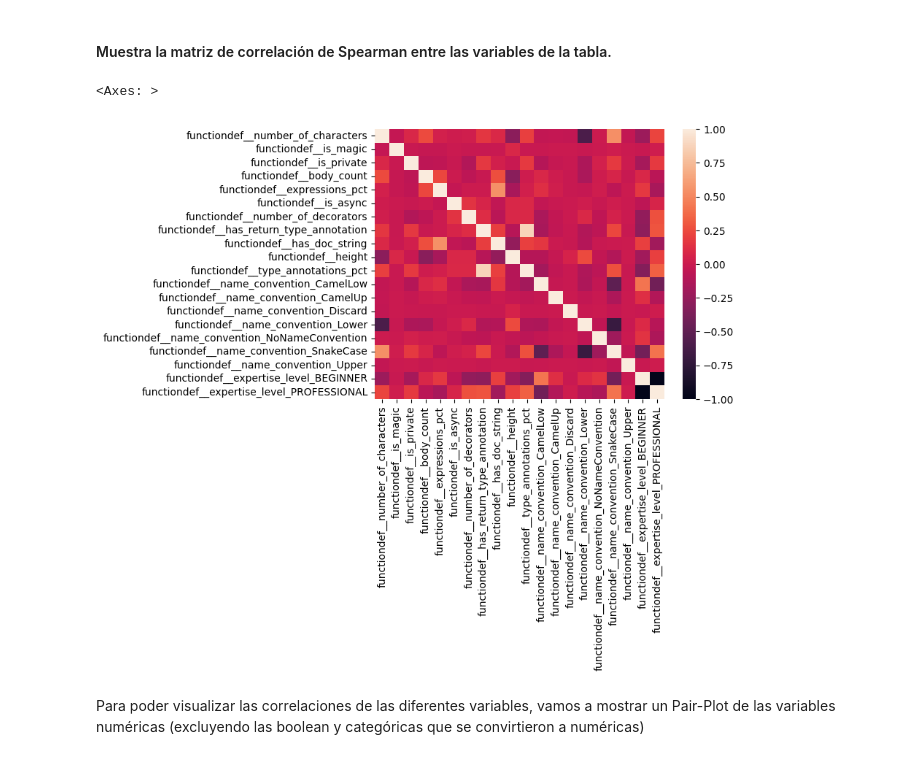
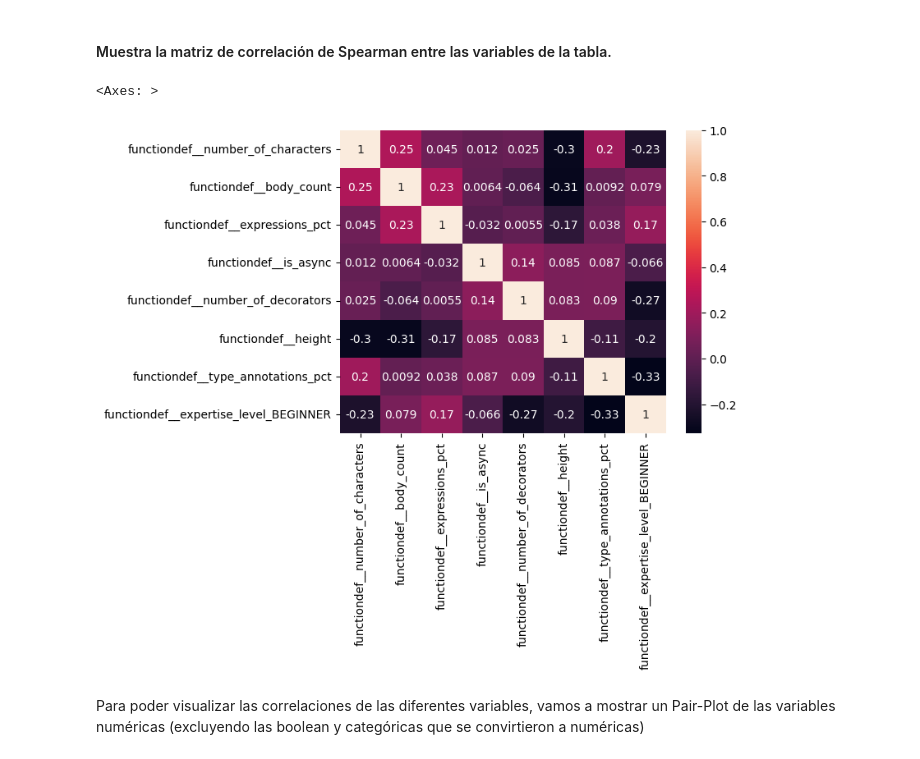
Before and after one commit to UO284262/PythonSourceCodeAnalysis, a Jupyter notebook: notebooks/05_function_defs.ipynb, the cells around one changed output. Cells and saved outputs as stored; diff of their text form; code cells hidden in the pictures.

```diff
--- a/notebooks/05_function_defs.ipynb
+++ b/notebooks/05_function_defs.ipynb
@@ -202,11 +202,13 @@ Features shape: (41255, 20)
 Target shape: (41255,)
 # %% [markdown]
 #### Muestra la matriz de correlación de Spearman entre las variables de la tabla.
+# %%
+correlation_features = ['functiondef__number_of_characters', 'functiondef__body_count', 'functiondef__expressions_pct', 'functiondef__is_async', 'functiondef__number_of_decorators', 'functiondef__height', 'functiondef__type_annotations_pct', 'functiondef__expertise_level_BEGINNER']
 # %%
-sns.heatmap(X.corr(method='spearman'), annot=False)
+sns.heatmap(X[correlation_features].corr(method='spearman'), annot=True)
 # %% [output]
 <Axes: >
-[figure, old version]
+[figure, new version]
 # %% [markdown]
 Para poder visualizar las correlaciones de las diferentes variables, vamos a mostrar un Pair-Plot de las variables numéricas (excluyendo las boolean y categóricas que se convirtieron a numéricas)
 # %%
```
Also changed, not shown: parts of 27 cells of this notebook, 17 other files.
